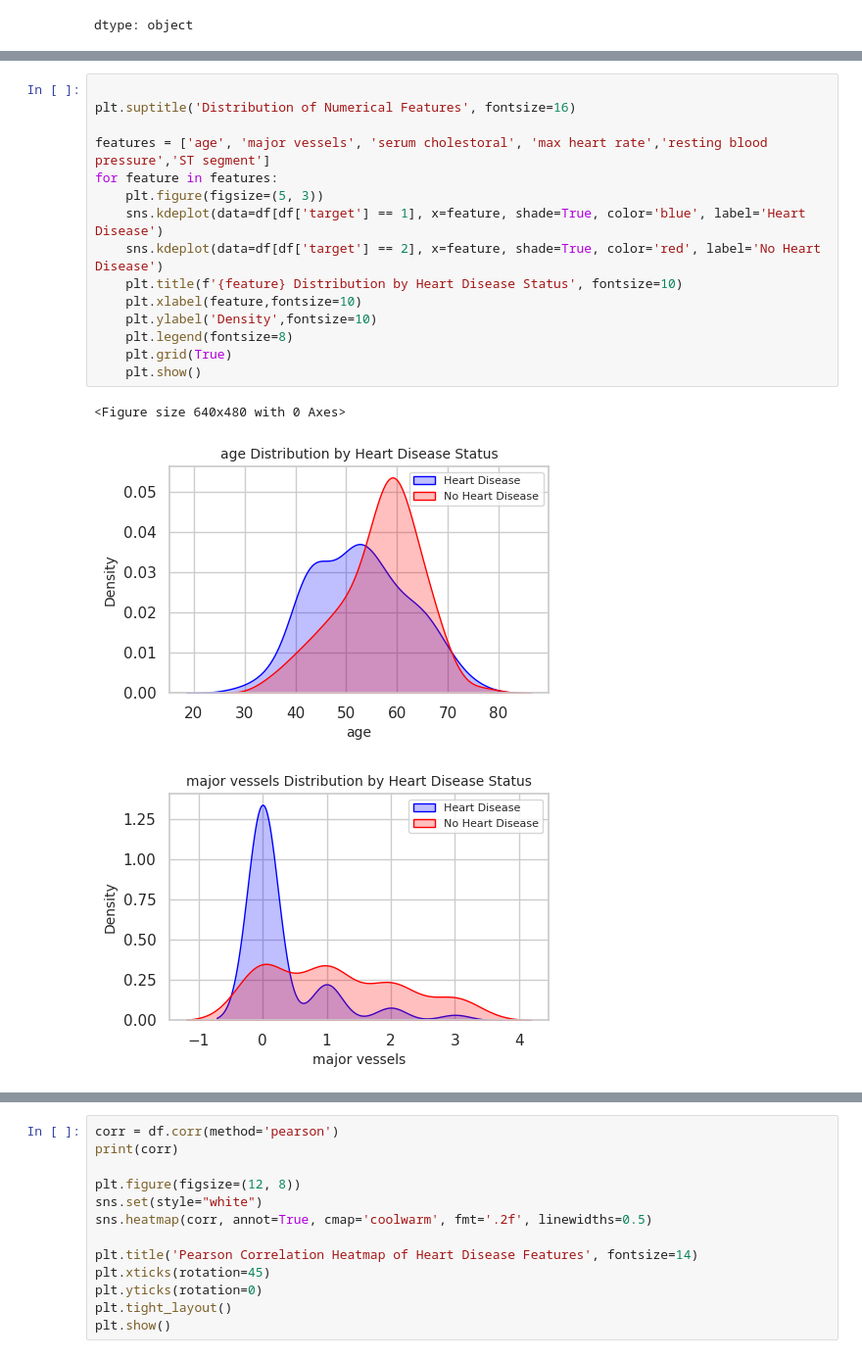
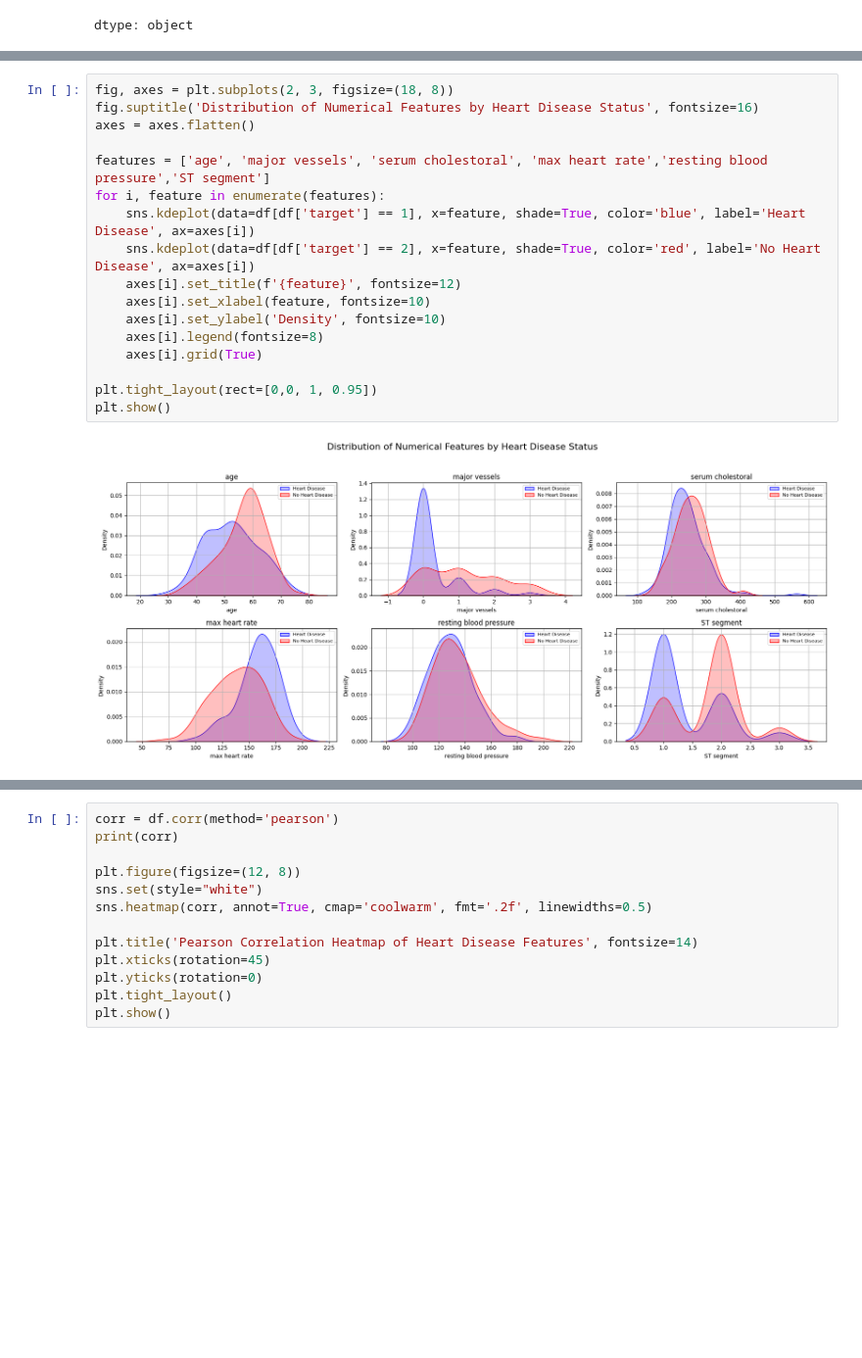
Before and after one commit to nayna-chakole/My_repository-, a Jupyter notebook: Heart_Disease_Prediction.ipynb, the cells around one changed output, grey strips where cells are left out. Shown: that part at 98% size. Cells and saved outputs as stored; diff of their text form; blank space fills up the shorter version.

```diff
--- a/Heart_Disease_Prediction.ipynb
+++ b/Heart_Disease_Prediction.ipynb
@@ -87,19 +99,19 @@ plt.show()
 # %%
-
-plt.suptitle('Distribution of Numerical Features', fontsize=16)
+fig, axes = plt.subplots(2, 3, figsize=(18, 8))
+fig.suptitle('Distribution of Numerical Features by Heart Disease Status', fontsize=16)
+axes = axes.flatten()
 
 features = ['age', 'major vessels', 'serum cholestoral', 'max heart rate','resting blood pressure','ST segment']
-for feature in features:
-    plt.figure(figsize=(5, 3))
-    sns.kdeplot(data=df[df['target'] == 1], x=feature, shade=True, color='blue', label='Heart Disease')
-    sns.kdeplot(data=df[df['target'] == 2], x=feature, shade=True, color='red', label='No Heart Disease')
-    plt.title(f'{feature} Distribution by Heart Disease Status', fontsize=10)
-    plt.xlabel(feature,fontsize=10)
-    plt.ylabel('Density',fontsize=10)
-    plt.legend(fontsize=8)
-    plt.grid(True)
-    plt.show()
+for i, feature in enumerate(features):
+    sns.kdeplot(data=df[df['target'] == 1], x=feature, shade=True, color='blue', label='Heart Disease', ax=axes[i])
+    sns.kdeplot(data=df[df['target'] == 2], x=feature, shade=True, color='red', label='No Heart Disease', ax=axes[i])
+    axes[i].set_title(f'{feature}', fontsize=12)
+    axes[i].set_xlabel(feature, fontsize=10)
+    axes[i].set_ylabel('Density', fontsize=10)
+    axes[i].legend(fontsize=8)
+    axes[i].grid(True)
+
+plt.tight_layout(rect=[0,0, 1, 0.95])
+plt.show()
 # %% [output]
-<Figure size 640x480 with 0 Axes>
-[figure, old version]
+[figure, new version]
-[figure, removed]
```
Also changed, not shown: parts of 5 cells of this notebook.
